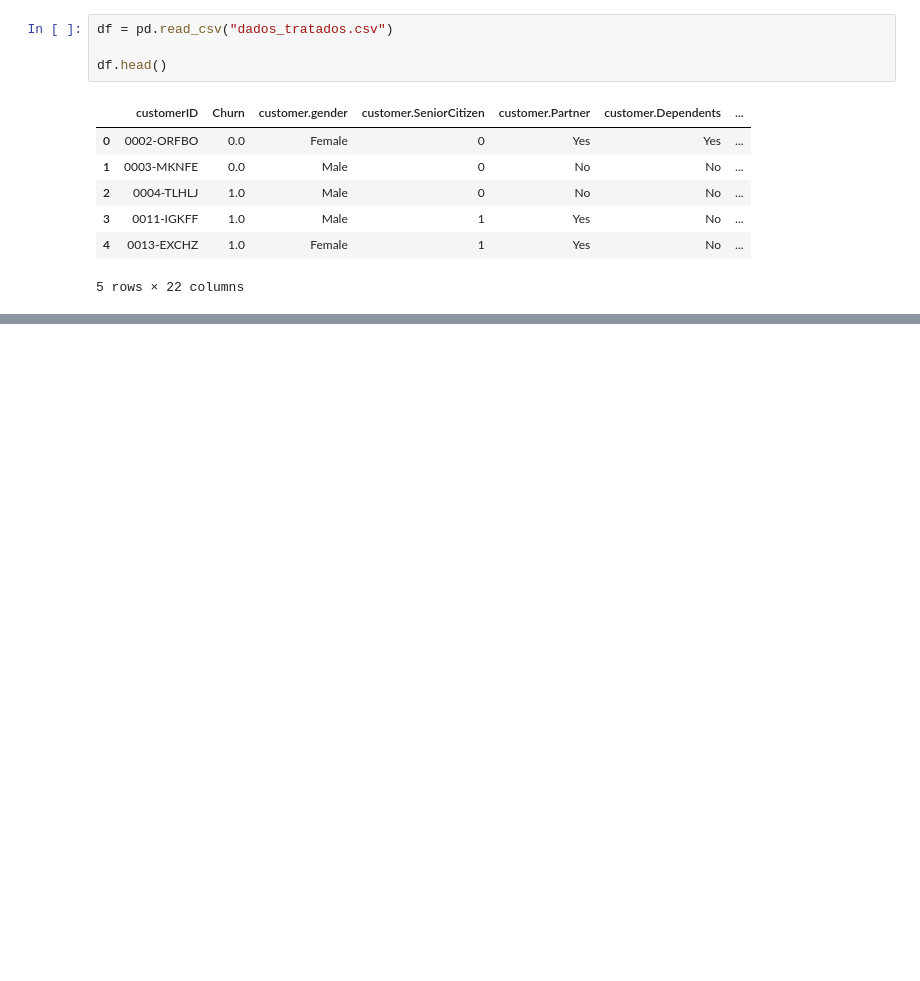
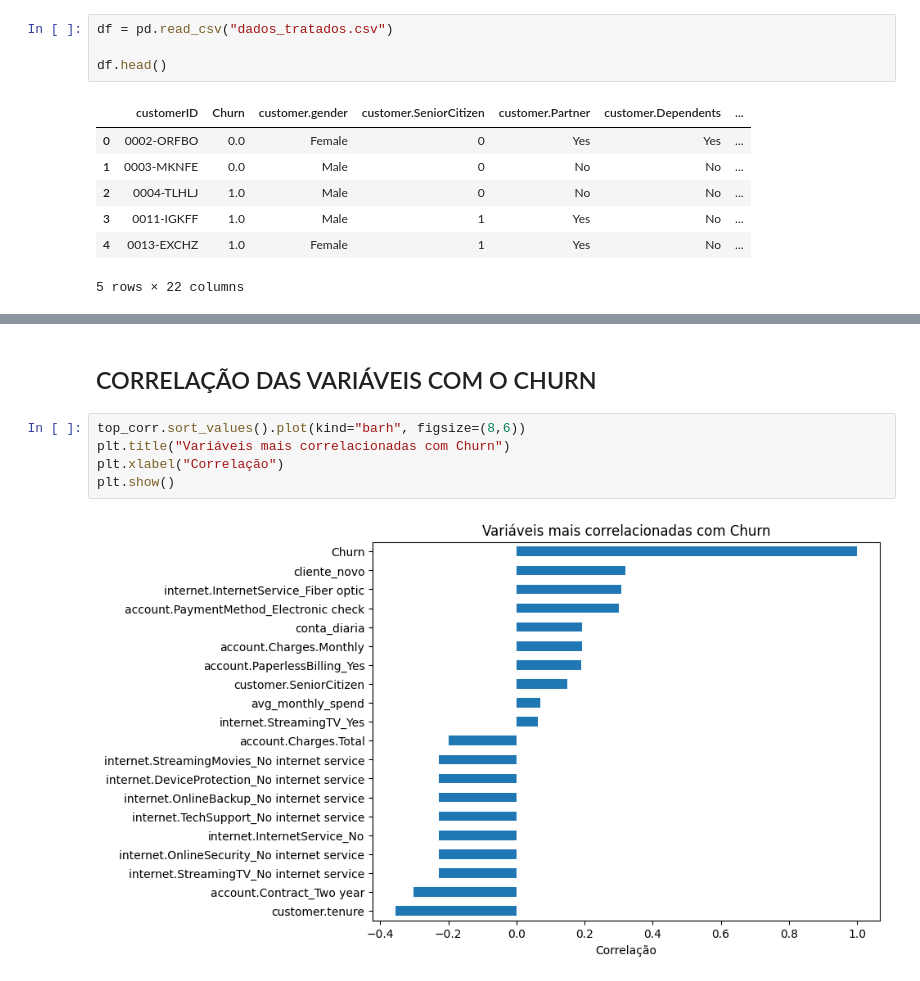
Before and after one commit to adnds/TelecomX_challenge2-data-science-Parte2, a Jupyter notebook: TelecomX_preditivos.ipynb, the cells around one changed output, grey strips where cells are left out. Cells and saved outputs as stored; diff of their text form; blank space fills up the shorter version.

```diff
--- a/TelecomX_preditivos.ipynb
+++ b/TelecomX_preditivos.ipynb
@@ -670,0 +105,9 @@ As métricas de acurácia, precisão, recall e F1-score ajudam a identificar qua
+# %% [markdown]
+## CORRELAÇÃO DAS VARIÁVEIS COM O CHURN
+# %%
+top_corr.sort_values().plot(kind="barh", figsize=(8,6))
+plt.title("Variáveis mais correlacionadas com Churn")
+plt.xlabel("Correlação")
+plt.show()
+# %% [output]
+[figure, added]
```
Also changed, not shown: parts of 77 cells of this notebook, 2 other files.
